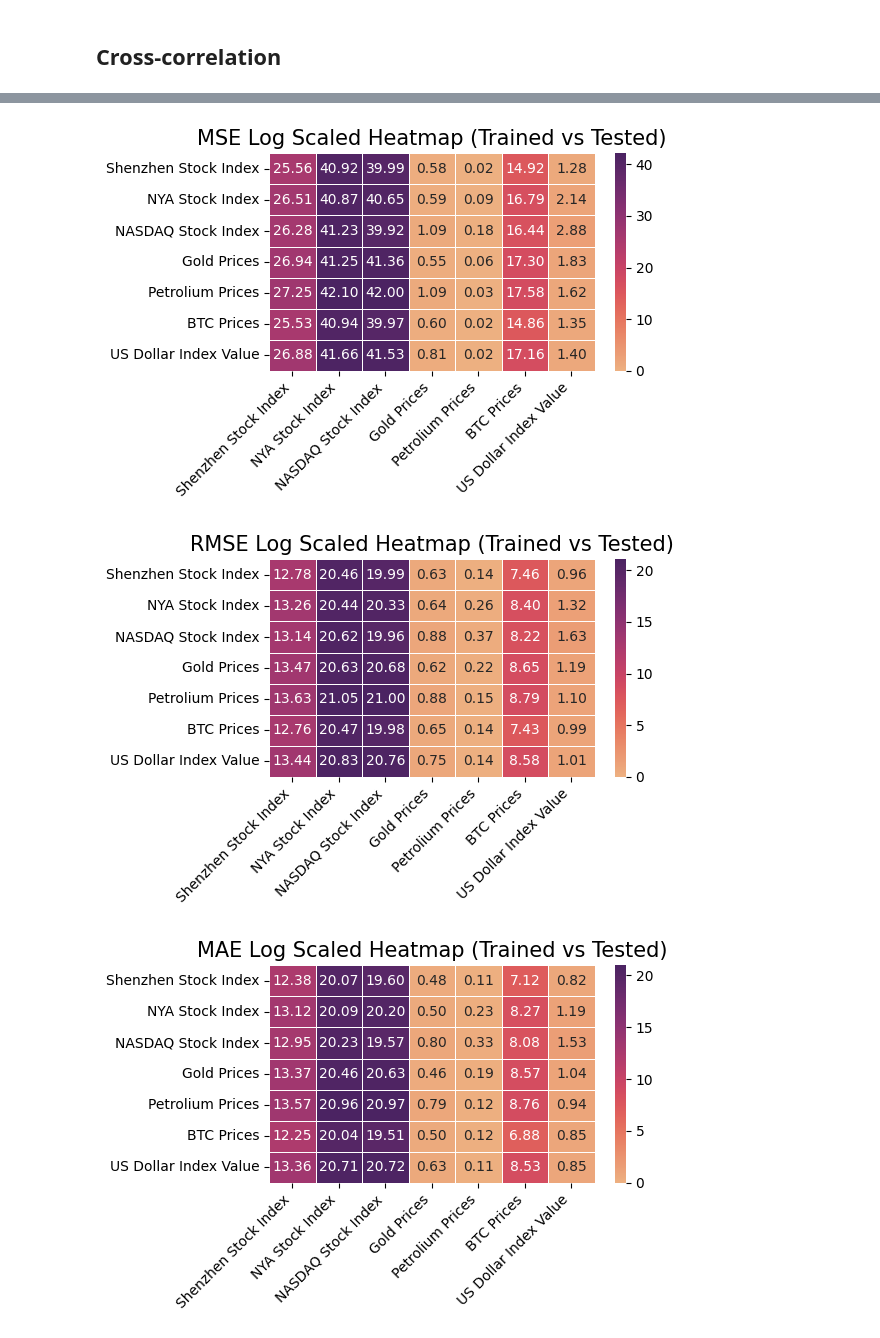
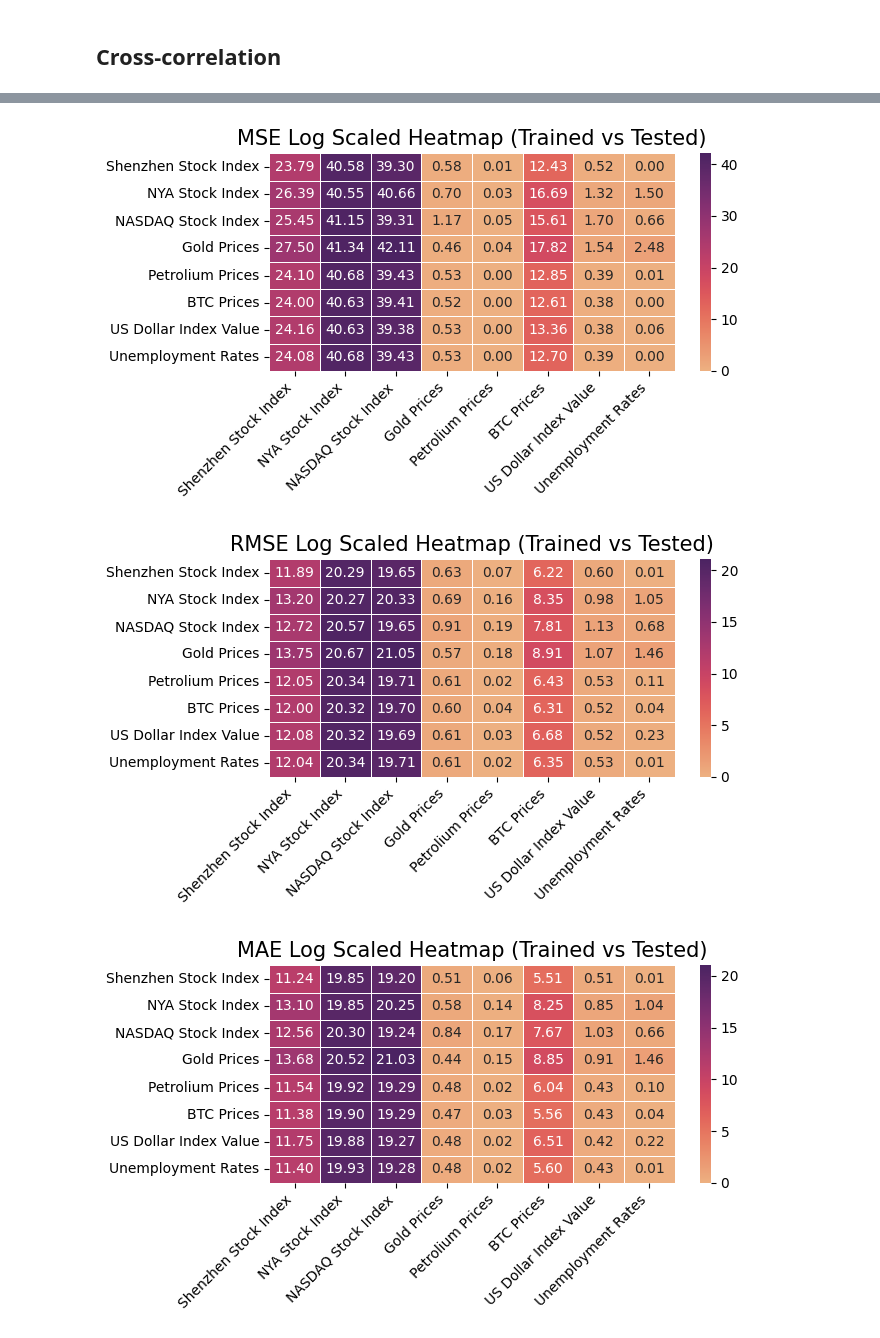
Before and after one commit to kimkynningsrud/MasterThesis2024, a Jupyter notebook: code.ipynb, the cells around one changed output, grey strips where cells are left out. Saved outputs shown, nothing was run; the diff lists cells and outputs as text; code cells hidden in the pictures.

```diff
--- a/code.ipynb
+++ b/code.ipynb
@@ -73,23 +78,10 @@ usdollar_prices_url = "https://raw.githubusercontent.com/kimkynningsrud/MasterTh
 usdollar_prices = pd.read_csv(usdollar_prices_url)
 
 # unemployment rates
+unemployment_rates_url = "https://raw.githubusercontent.com/kimkynningsrud/MasterThesis2024/main/data/df_unemployment_rates.csv"
+unemployment_rates = pd.read_csv(unemployment_rates_url)
 
-#
-
-#
-
-#
 #other datasets also go here. If the list of datasets grows too long, consider urls in list.
-
-datasets = {
-    "Shenzhen Stock Index": stock_prices_shenzhen,
-    "NYA Stock Index": stock_prices_nya,
-    "NASDAQ Stock Index": stock_prices_nasdaq,
-    "Gold Prices": gold_prices,
-    "Petrolium Prices": petrolium_prices,
-    "BTC Prices": btc_prices,
-    "US Dollar Index Value": usdollar_prices
-}
 # %%
 stock_prices.head()
 # %% [output]
@@ -142,3 +134,8 @@ usdollar_prices.tail()
 | 5620 | Sep 18, 2022 | 109.64 | 109.74 | 109.50 | -0.08% | 109.55 |
 | 5621 | Sep 19, 2022 | 109.55 | 110.18 | 109.49 | -0.01% | 109.54 |
 | 5622 | Sep 20, 2022 | 109.54 | 110.23 | 109.36 | 0.53% | 110.12 |
+# %%
+overall_rate = unemployment_rates.pop("overall_rate")
+unemployment_rates.insert(len(unemployment_rates.columns), "overall_rate", overall_rate)
+unemployment_rates = unemployment_rates.rename(columns={'date': 'Date'})
+unemployment_rates.head()
@@ -145,3 +149,14 @@ usdollar_prices.tail()
+# %%
+datasets = {
+    "Shenzhen Stock Index": stock_prices_shenzhen,
+    "NYA Stock Index": stock_prices_nya,
+    "NASDAQ Stock Index": stock_prices_nasdaq,
+    "Gold Prices": gold_prices,
+    "Petrolium Prices": petrolium_prices,
+    "BTC Prices": btc_prices,
+    "US Dollar Index Value": usdollar_prices,
+    "Unemployment Rates": unemployment_rates
+}
 # %% [markdown]
 ## Pre-processing
 # %%
@@ -593,38 +667,33 @@ Epoch 6/10
 # %%
-import pandas as pd
-import seaborn as sns
-import matplotlib.pyplot as plt
-import numpy as np
-
 # Initialize empty DataFrames for each metric
 metrics = ['MSE', 'RMSE', 'MAE', 'R2']
 metric_dfs = {metric: pd.DataFrame(index=evaluation_results.keys(), columns=evaluation_results.keys()) for metric in metrics}
 
 # Populate the DataFrames with evaluation results
 for train_name in evaluation_results:
     for test_name in evaluation_results[train_name]:
         for metric in metrics:
             value = evaluation_results[train_name][test_name][metric]
             metric_dfs[metric].loc[train_name, test_name] = np.log1p(value) if metric != 'R2' else value  # Apply log scale for error metrics
 
 # Convert all values to numeric
 for metric in metrics:
     metric_dfs[metric] = metric_dfs[metric].apply(pd.to_numeric, errors='coerce')
 
 # Generate heatmaps for each metric
 def generate_heatmap(df, title, is_r2=False):
-    plt.figure(figsize=(6, 4))
+    plt.figure(figsize=(7, 4))
     vmax = None if is_r2 else df.max().max()  # Set a max value for color scale if not R2
     sns.heatmap(df, annot=True, fmt=".2f", linewidths=.5, cbar=True, vmin=0, vmax=vmax, cmap='flare')
     plt.title(title, fontsize=15)
     plt.xticks(rotation=45, ha='right')
     plt.yticks(rotation=0)
     plt.tight_layout()
     plt.show()
 
 for metric, df in metric_dfs.items():
     generate_heatmap(df, f"{metric} Log Scaled Heatmap (Trained vs Tested)", is_r2=(metric == 'R2'))
 # %% [output]
-[figure, old version]
+[figure, new version]
-[figure, old version]
+[figure, new version]
-[figure, old version]
+[figure, new version]
```
Also changed, not shown: parts of 28 cells of this notebook.
